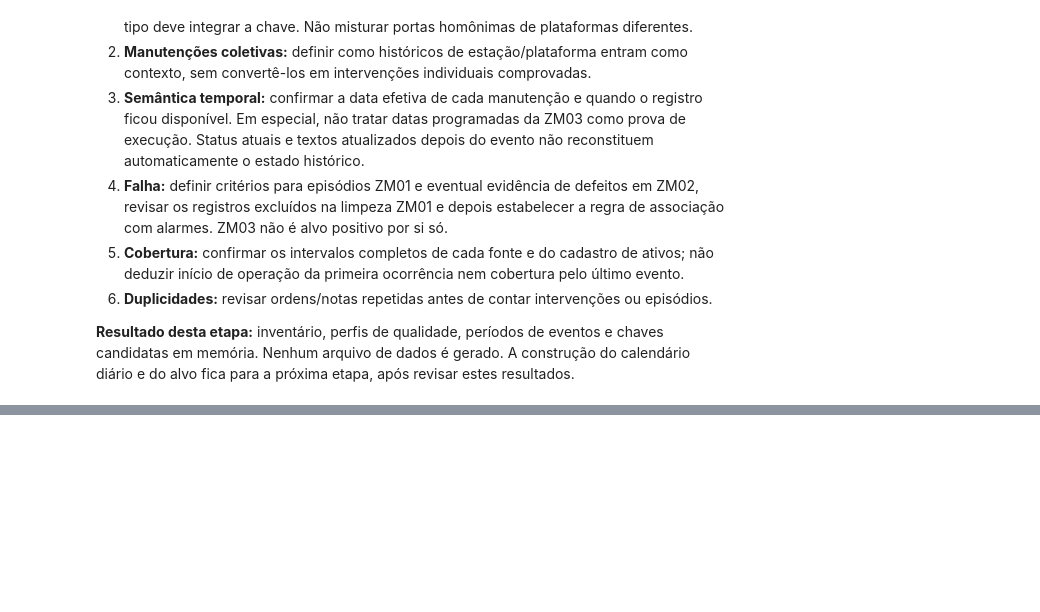
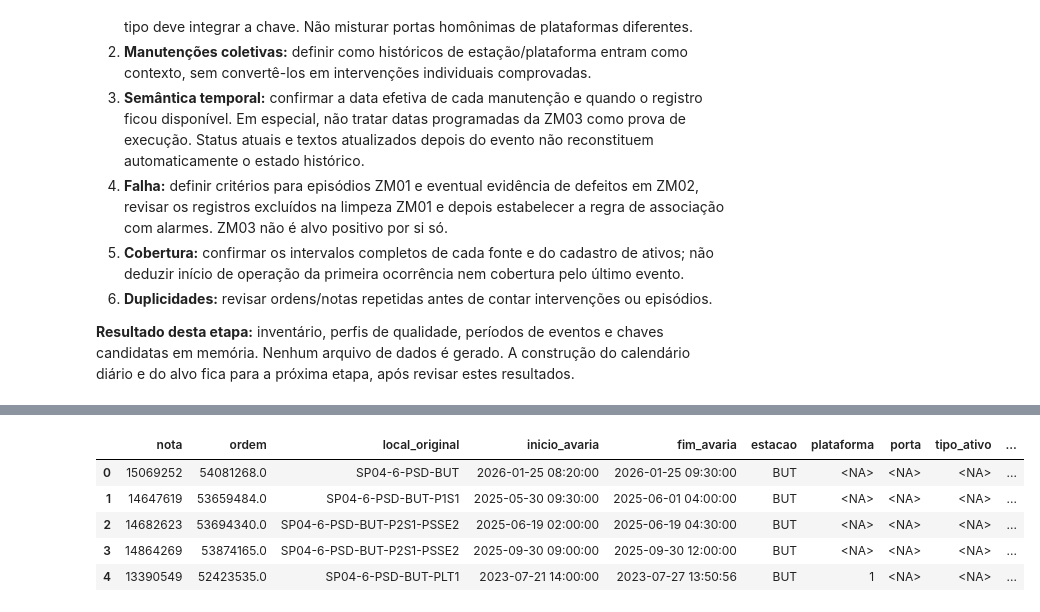
Before and after one commit to joaocardosodias/Lumem, a Jupyter notebook: models/modelo-rnn-1/01-criacao-tabela-mestra.ipynb, the cells around one changed output, grey strips where cells are left out. Saved outputs shown, nothing was run; the diff lists cells and outputs as text; code cells hidden in the pictures; blank space fills up the shorter version.

```diff
--- a/models/modelo-rnn-1/01-criacao-tabela-mestra.ipynb
+++ b/models/modelo-rnn-1/01-criacao-tabela-mestra.ipynb
@@ -564,0 +650,26 @@ ZM02 — indisponivel_flag
+# %%
+zm02 = bases["ZM02"][[
+    "nota", "ordem", "local_de_instalacao",
+    "inicio_avaria_datetime", "fim_avaria_datetime",
+]].copy()
+
+zm02 = zm02.rename(columns={
+    "local_de_instalacao": "local_original",
+    "inicio_avaria_datetime": "inicio_avaria",
+    "fim_avaria_datetime": "fim_avaria",
+})
+
+zm02 = zm02.join(ativos["ZM02"][colunas_identificacao])
+
+zm02["inicio_avaria"] = pd.to_datetime(zm02["inicio_avaria"], errors="coerce")
+zm02["fim_avaria"] = pd.to_datetime(zm02["fim_avaria"], errors="coerce")
+zm02["data_avaria"] = zm02["inicio_avaria"].dt.normalize()
+
+display(zm02.head())
+# %% [output]
+|  | nota | ordem | local_original | inicio_avaria | fim_avaria | estacao | plataforma | porta | tipo_ativo | ... |
+| 0 | 15069252 | 54081268.0 | SP04-6-PSD-BUT | 2026-01-25 08:20:00 | 2026-01-25 09:30:00 | BUT | <NA> | <NA> | <NA> | ... |
+| 1 | 14647619 | 53659484.0 | SP04-6-PSD-BUT-P1S1 | 2025-05-30 09:30:00 | 2025-06-01 04:00:00 | BUT | <NA> | <NA> | <NA> | ... |
+| 2 | 14682623 | 53694340.0 | SP04-6-PSD-BUT-P2S1-PSSE2 | 2025-06-19 02:00:00 | 2025-06-19 04:30:00 | BUT | <NA> | <NA> | <NA> | ... |
+| 3 | 14864269 | 53874165.0 | SP04-6-PSD-BUT-P2S1-PSSE2 | 2025-09-30 09:00:00 | 2025-09-30 12:00:00 | BUT | <NA> | <NA> | <NA> | ... |
+| 4 | 13390549 | 52423535.0 | SP04-6-PSD-BUT-PLT1 | 2023-07-21 14:00:00 | 2023-07-27 13:50:56 | BUT | 1 | <NA> | <NA> | ... |
```
Also changed, not shown: parts of 16 cells of this notebook.
